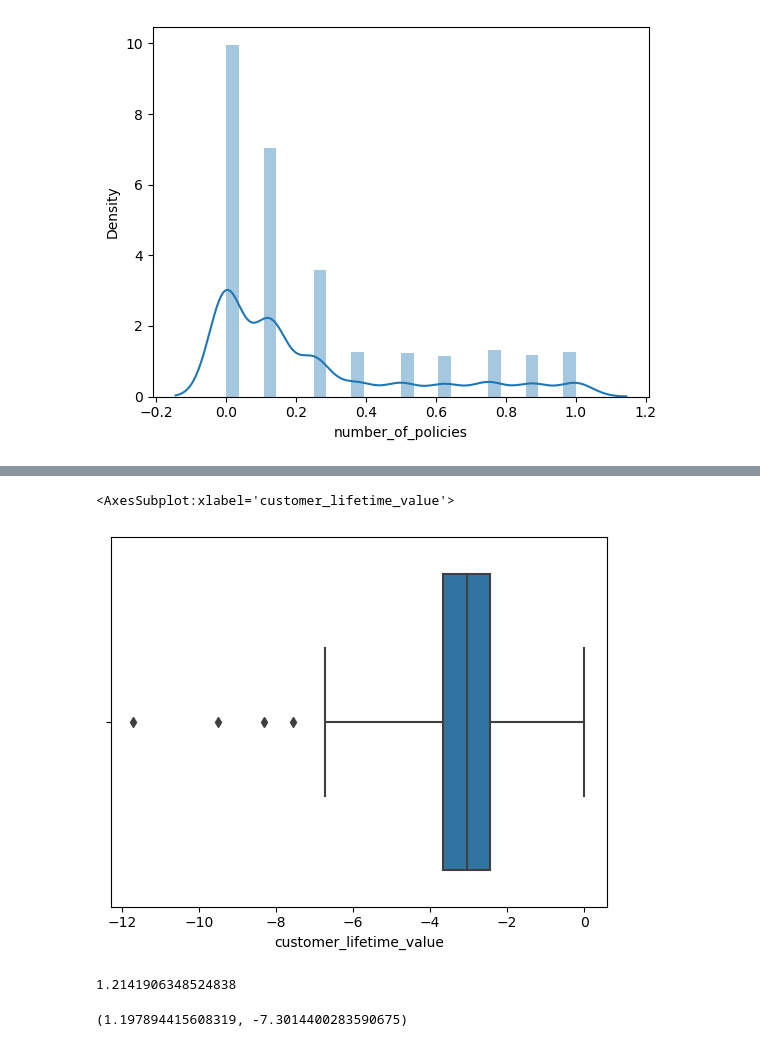
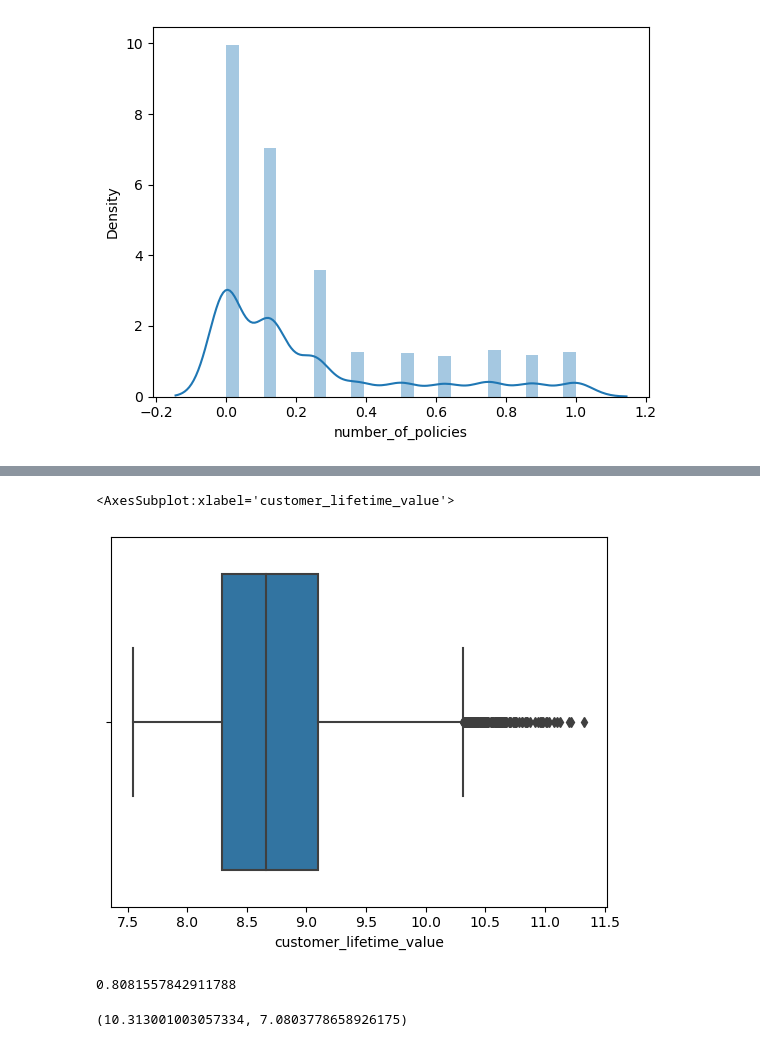
Before and after one commit to Yinguin/lab-customer-analysis-round-5, a Jupyter notebook: files_for_lab/csv_files/lab_customer_analysis_round_5_Ying.ipynb, the cells around one changed output, grey strips where cells are left out. Cells and saved outputs as stored; diff of their text form; code cells hidden in the pictures.

```diff
--- a/files_for_lab/csv_files/lab_customer_analysis_round_5_Ying.ipynb
+++ b/files_for_lab/csv_files/lab_customer_analysis_round_5_Ying.ipynb
@@ -304,7 +306,7 @@ for column in X_norm.columns:
 # %%
 # Log transformation of variable "customer_lifetime_value"
 
-data1 = X_norm.copy()
+data1 = data.copy()
 def log_tranform_clean(x):
     x = np.log(x)
     if np.isfinite(x):
@@ -321,21 +323,21 @@ plt.show()
 # %%
 # Check outliers in variable "customer_lifetime_value"
 
-sns.boxplot(x=data1['customer_lifetime_value'],whis=3)
+sns.boxplot(x=data1['customer_lifetime_value'])
 # %% [output]
 <AxesSubplot:xlabel='customer_lifetime_value'>
-[figure, old version]
+[figure, new version]
 # %%
 iqr = np.percentile(data1['customer_lifetime_value'],75) - np.percentile(data1['customer_lifetime_value'],25)
 iqr
 # %% [output]
-1.2141906348524838
+0.8081557842911788
 # %%
-upper_limit = np.percentile(data1['customer_lifetime_value'],75) + 3*iqr
-lower_limit = np.percentile(data1['customer_lifetime_value'],25) - 3*iqr
+upper_limit = np.percentile(data1['customer_lifetime_value'],75) + 1.5*iqr
+lower_limit = np.percentile(data1['customer_lifetime_value'],25) - 1.5*iqr
 upper_limit, lower_limit
 # %% [output]
-(1.197894415608319, -7.3014400283590675)
+(10.313001003057334, 7.0803778658926175)
 # %%
 len(data1[(data1['customer_lifetime_value']>lower_limit) & (data1['customer_lifetime_value']<upper_limit)])
 # %% [output]
```
Also changed, not shown: parts of 10 cells of this notebook.
